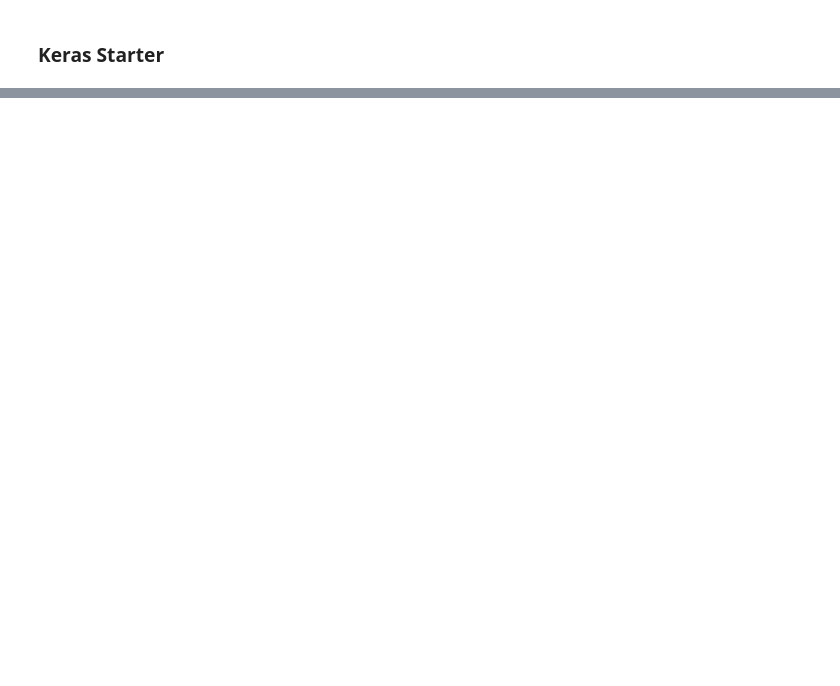
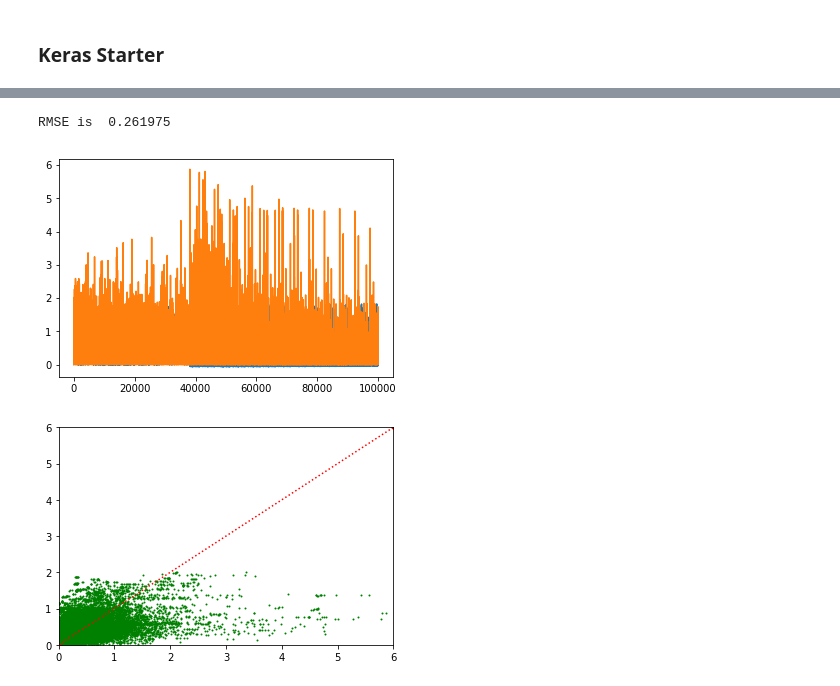
Before and after one commit to elfayoumi/westernpower-smartmeter, a Jupyter notebook: Keras Model.ipynb, the cells around one changed output, grey strips where cells are left out. Saved outputs shown, nothing was run; the diff lists cells and outputs as text; code cells hidden in the pictures; blank space fills up the shorter version.

```diff
--- a/Keras Model.ipynb
+++ b/Keras Model.ipynb
@@ -95,3 +111,7 @@ fcn_model.compile(optimizer='adam', loss='mse', metrics=[ metrics.mean_squared_e
+# %%
+fcn_model = get_fcn_model(0.0001)
+fcn_model.load_weights('models/weights.14-0.11.hdf5')
+#train_model(fcn_model)
 # %%
 fcn_model.summary()
 # %% [output]
@@ -112,12 +132,3 @@ Total params: 184,469
 Trainable params: 184,469
 Non-trainable params: 0
 __________________________________________________________________________________________________
-# %%
-fcn_model.fit_generator(TG, epochs=10, validation_data =VG,  verbose=1,   callbacks=[
-                        clr_callback.CyclicLR(max_lr=0.001, base_lr=0.00001),
-
-                        keras.callbacks.ModelCheckpoint(str(model_path/'weights.{epoch:02d}-{val_loss:.2f}.hdf5'),
-                                                              monitor='val_loss', verbose=0,
-                                                             save_best_only=True, save_weights_only=False,
-                                                               mode='auto', period=1)
-                        ])
@@ -129,0 +135,3 @@ FailedPreconditionError: Error while reading resource variable training/Adam/Var
+# %%
+TestG = BcolzDataGenerator('data/processed_main_sorted', batch_size, split2, split3 )
+preds = fcn_model.predict_generator(TestG, steps=10)
@@ -129,0 +141,19 @@ FailedPreconditionError: Error while reading resource variable training/Adam/Var
+# %%
+da = bcolz.open(rootdir='data/processed_main_sorted', mode='r')
+y = da[split2:split2+(10*batch_size),-1:]
+rmse_result = rmse(preds,y)
+print ("RMSE is ", rmse_result )
+# %% [output]
+RMSE is  0.261975
+# %%
+plt.plot(preds)
+plt.plot(y)
+plt.show()
+
+plt.scatter(y, preds, c='green', s=1)
+plt.plot([0,6],[0,6], c= "red", marker='.', linestyle=':')
+plt.axis([0,6 , 0, 6])
+plt.show()
+# %% [output]
+[figure, added]
+[figure, added]
```
Also changed, not shown: parts of 13 cells of this notebook.
